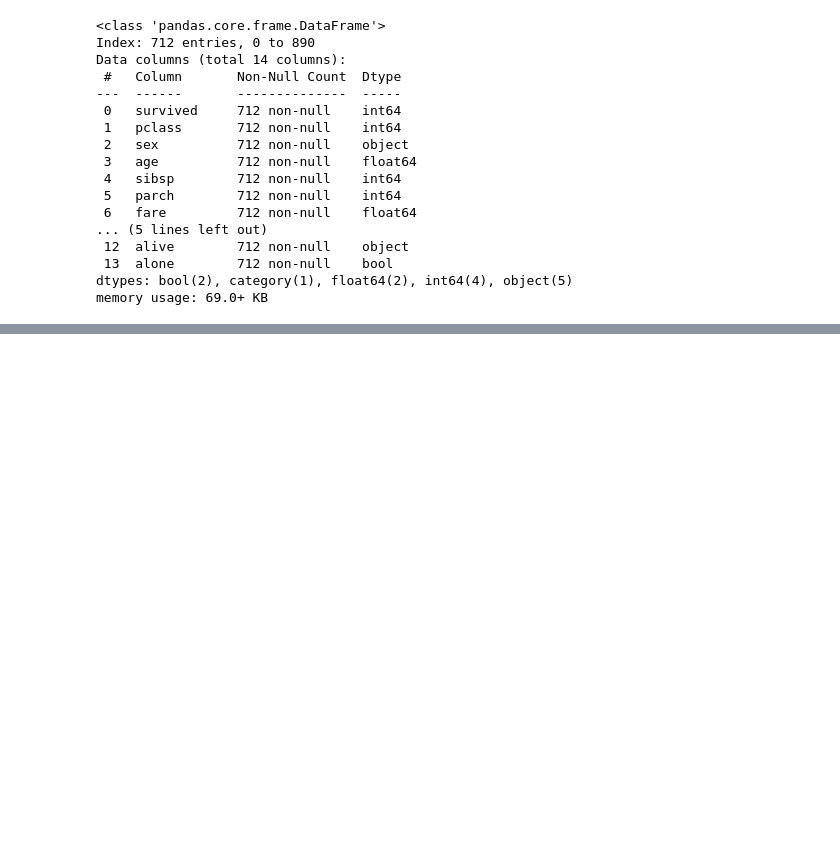
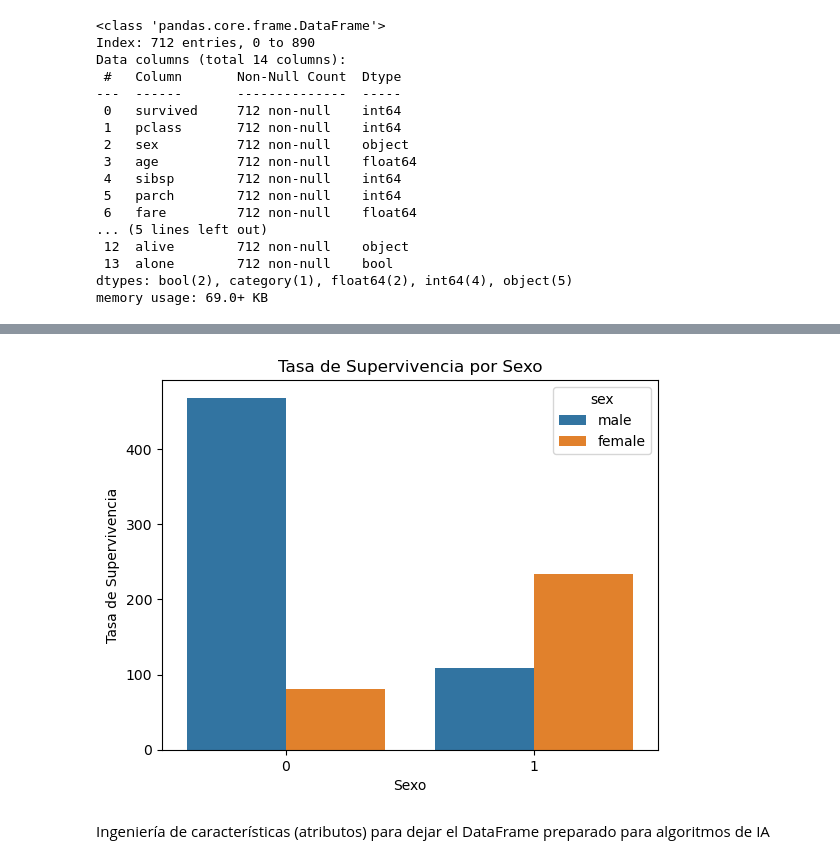
Before and after one commit to fmgarcia/python_feb26, a Jupyter notebook: mar20/titanic.ipynb, the cells around one changed output, grey strips where cells are left out. Drawn from its saved outputs; the diff is of its cells as text; code cells hidden in the pictures; blank space fills up the shorter version.

```diff
--- a/mar20/titanic.ipynb
+++ b/mar20/titanic.ipynb
@@ -166,0 +359,10 @@ memory usage: 69.0+ KB
+# %%
+sns.countplot(x='survived', data=nuevo_df, hue='sex') # Crea un gráfico de barras utilizando la función barplot de seaborn para mostrar la relación entre el sexo ('sex') y la supervivencia ('survived') en el DataFrame nuevo_df. El eje x representa las categorías de sexo, mientras que el eje y representa la tasa de supervivencia para cada categoría.
+plt.title('Tasa de Supervivencia por Sexo') # Agrega un título al gráfico de barras para describir la información que se está mostrando, en este caso, la tasa de supervivencia por sexo.
+plt.xlabel('Sexo') # Etiqueta el eje x del gráfico de barras con 'Sexo' para indicar que las categorías de sexo se representan en ese eje.
+plt.ylabel('Tasa de Supervivencia') # Etiqueta el eje y del gráfico de barras con 'Tasa de Supervivencia' para indicar que la tasa de supervivencia se representa en ese eje.
+plt.show() # Muestra el gráfico de barras generado para visualizar la relación entre la categoría de edad y la tasa de supervivencia en el DataFrame nuevo_df.
+# %% [output]
+[figure, added]
+# %% [markdown]
+Ingeniería de características (atributos) para dejar el DataFrame preparado para algoritmos de IA
```
Also changed, not shown: parts of 23 cells of this notebook, 1 other file.
